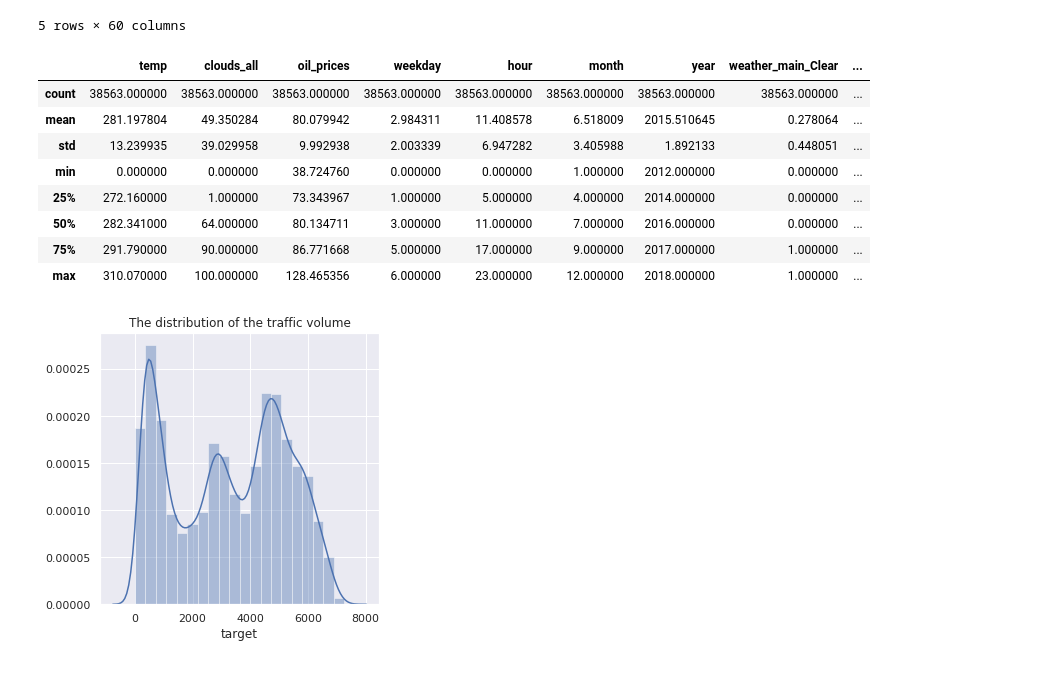
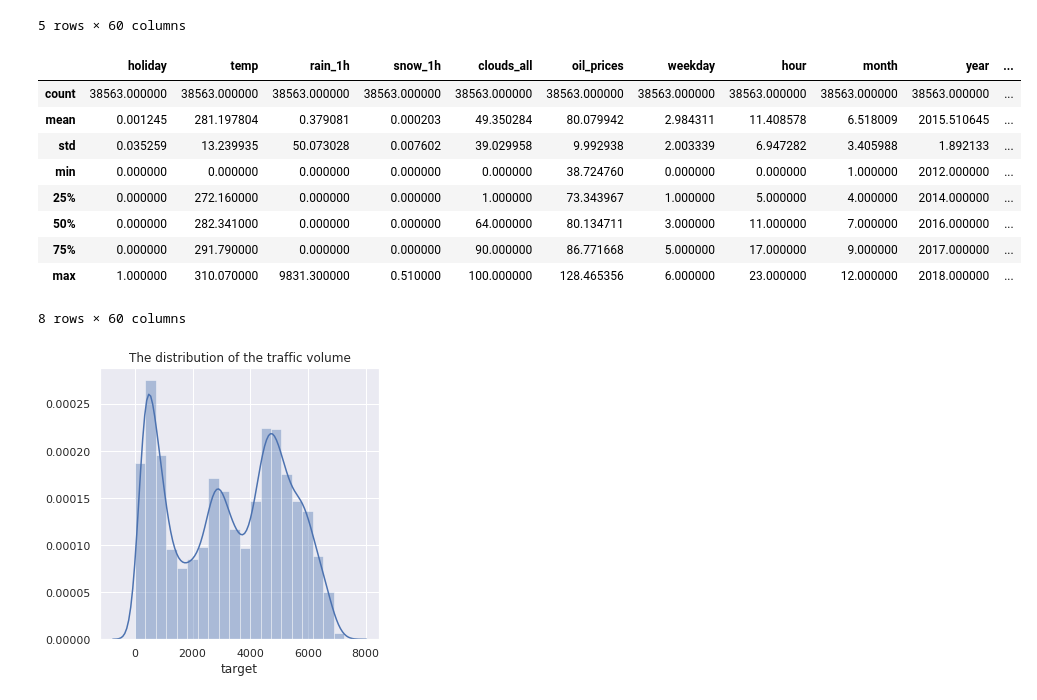
Before and after one commit to UrsulaAlcantara/Segway, a Jupyter notebook: starting_kit/README_{Preprocessing}.ipynb, the cells around one changed output. Cells and saved outputs as stored; diff of their text form; code cells hidden in the pictures.

```diff
--- a/starting_kit/README_{Preprocessing}.ipynb
+++ b/starting_kit/README_{Preprocessing}.ipynb
@@ -86,14 +89,15 @@ data.head()
 | 4 | 0 | 286.381 | 0.0 | 0.0 | 0 | 97.325080 | 2 | 18 | 10 | 2016 | ... |
 5 rows × 60 columns
 # %%
-data3.describe()
+data.describe()
 # %% [output]
-|  | temp | clouds_all | oil_prices | weekday | hour | month | year | weather_main_Clear | ... |
-| count | 38563.000000 | 38563.000000 | 38563.000000 | 38563.000000 | 38563.000000 | 38563.000000 | 38563.000000 | 38563.000000 | ... |
-| mean | 281.197804 | 49.350284 | 80.079942 | 2.984311 | 11.408578 | 6.518009 | 2015.510645 | 0.278064 | ... |
-| std | 13.239935 | 39.029958 | 9.992938 | 2.003339 | 6.947282 | 3.405988 | 1.892133 | 0.448051 | ... |
-| min | 0.000000 | 0.000000 | 38.724760 | 0.000000 | 0.000000 | 1.000000 | 2012.000000 | 0.000000 | ... |
-| 25% | 272.160000 | 1.000000 | 73.343967 | 1.000000 | 5.000000 | 4.000000 | 2014.000000 | 0.000000 | ... |
-| 50% | 282.341000 | 64.000000 | 80.134711 | 3.000000 | 11.000000 | 7.000000 | 2016.000000 | 0.000000 | ... |
-| 75% | 291.790000 | 90.000000 | 86.771668 | 5.000000 | 17.000000 | 9.000000 | 2017.000000 | 1.000000 | ... |
-| max | 310.070000 | 100.000000 | 128.465356 | 6.000000 | 23.000000 | 12.000000 | 2018.000000 | 1.000000 | ... |
+|  | holiday | temp | rain_1h | snow_1h | clouds_all | oil_prices | weekday | hour | month | year | ... |
+| count | 38563.000000 | 38563.000000 | 38563.000000 | 38563.000000 | 38563.000000 | 38563.000000 | 38563.000000 | 38563.000000 | 38563.000000 | 38563.000000 | ... |
+| mean | 0.001245 | 281.197804 | 0.379081 | 0.000203 | 49.350284 | 80.079942 | 2.984311 | 11.408578 | 6.518009 | 2015.510645 | ... |
+| std | 0.035259 | 13.239935 | 50.073028 | 0.007602 | 39.029958 | 9.992938 | 2.003339 | 6.947282 | 3.405988 | 1.892133 | ... |
+| min | 0.000000 | 0.000000 | 0.000000 | 0.000000 | 0.000000 | 38.724760 | 0.000000 | 0.000000 | 1.000000 | 2012.000000 | ... |
+| 25% | 0.000000 | 272.160000 | 0.000000 | 0.000000 | 1.000000 | 73.343967 | 1.000000 | 5.000000 | 4.000000 | 2014.000000 | ... |
+| 50% | 0.000000 | 282.341000 | 0.000000 | 0.000000 | 64.000000 | 80.134711 | 3.000000 | 11.000000 | 7.000000 | 2016.000000 | ... |
+| 75% | 0.000000 | 291.790000 | 0.000000 | 0.000000 | 90.000000 | 86.771668 | 5.000000 | 17.000000 | 9.000000 | 2017.000000 | ... |
+| max | 1.000000 | 310.070000 | 9831.300000 | 0.510000 | 100.000000 | 128.465356 | 6.000000 | 23.000000 | 12.000000 | 2018.000000 | ... |
+8 rows × 60 columns
```
Also changed, not shown: parts of 5 cells of this notebook.
